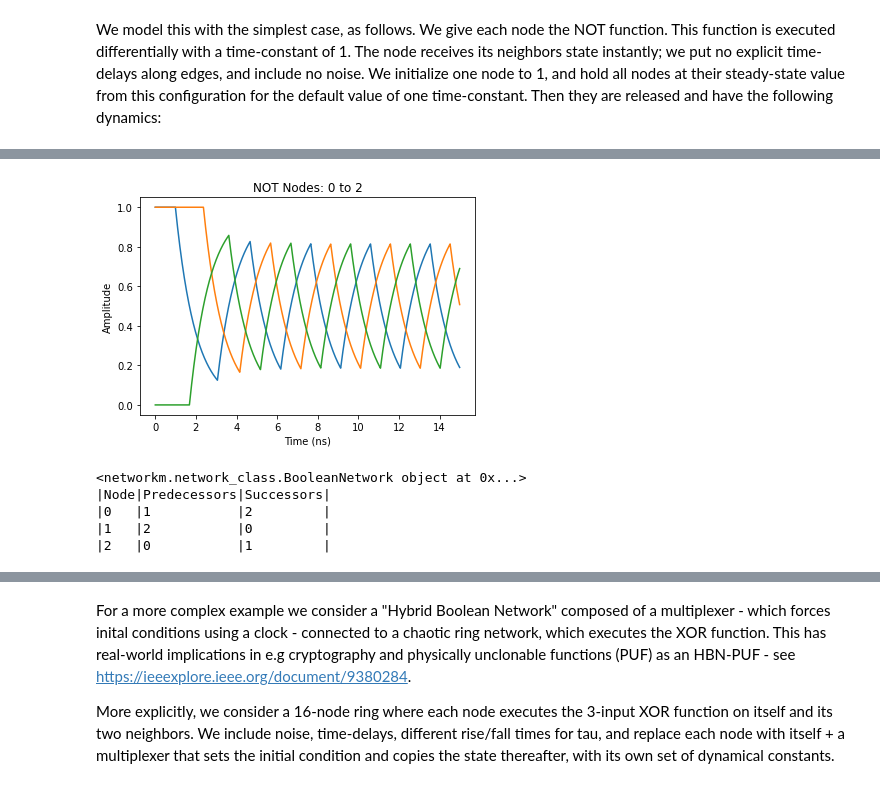
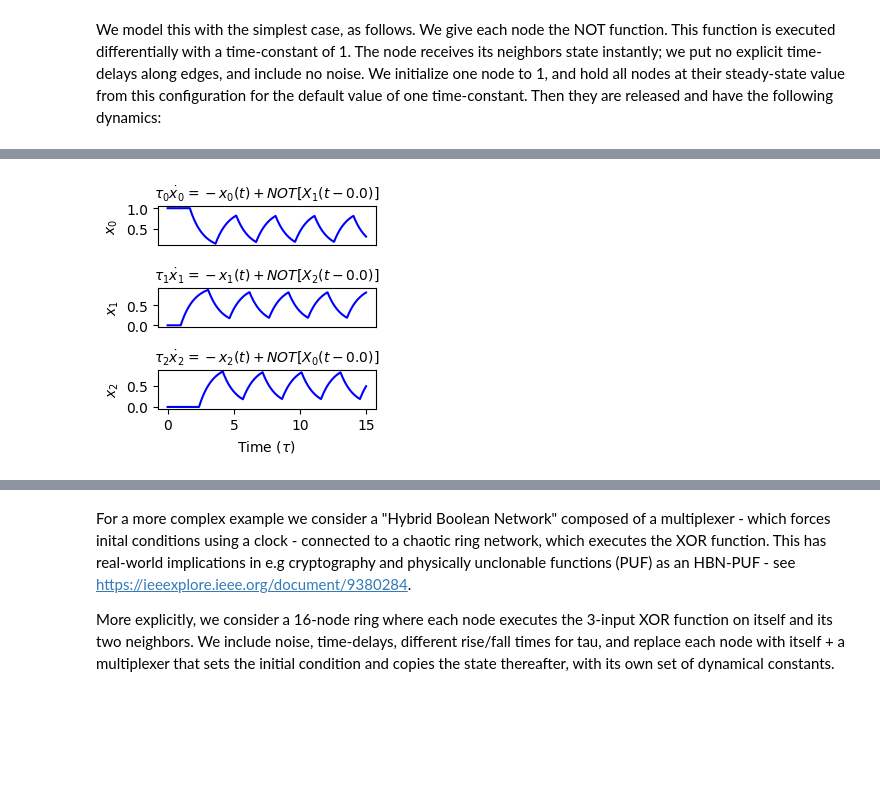
Before and after one commit to Noeloikeau/networkm, a Jupyter notebook: index.ipynb, the cells around one changed output, grey strips where cells are left out. Cells and saved outputs as stored; diff of their text form; code cells hidden in the pictures; blank space fills up the shorter version.

```diff
--- a/index.ipynb
+++ b/index.ipynb
@@ -36,7 +51,7 @@ print_graph(g)
 # %% [markdown]
 We model this with the simplest case, as follows. We give each node the NOT function. This function is executed differentially with a time-constant of 1. The node receives its neighbors state instantly; we put no explicit time-delays along edges, and include no noise. We initialize one node to 1, and hold all nodes at their steady-state value from this configuration for the default value of one time-constant. Then they are released and have the following dynamics:
 # %%
-m=BooleanNetwork(g=ring(N=3,left=True,right=False,loop=False),
+ro=BooleanNetwork(g=ring(N=3,left=True,right=False,loop=False),
                  f=NOT,
                  tau=1,
                  delay=0,
@@ -46,7 +61,8 @@ m=BooleanNetwork(g=ring(N=3,left=True,right=False,loop=False),
                  hold=None,
                  edge_replacements=None,
                  T=15,
-                 dt=0.01,
-                 plot=True
+                 dt=0.01
                 )
+fig_params(reset=True)
+ro.plot_timeseries()
 # %% [output]
@@ -54,9 +69 @@ bool_integral : Elapsed time: 0.0030 seconds
-[figure, old version]
+[figure, new version]
-# %%
-m
-# %% [output]
-<networkm.network_class.BooleanNetwork object at 0x...>
-|Node|Predecessors|Successors|
-|0   |1           |2         |
-|1   |2           |0         |
-|2   |0           |1         |
```
Also changed, not shown: parts of 14 cells of this notebook, 36 other files.
